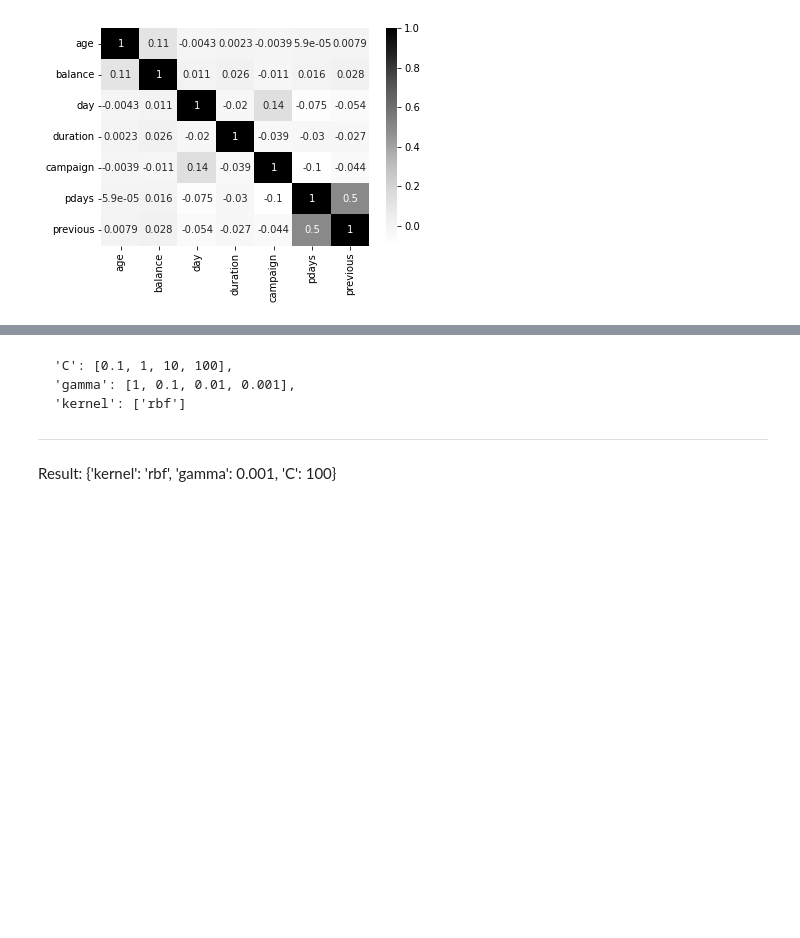
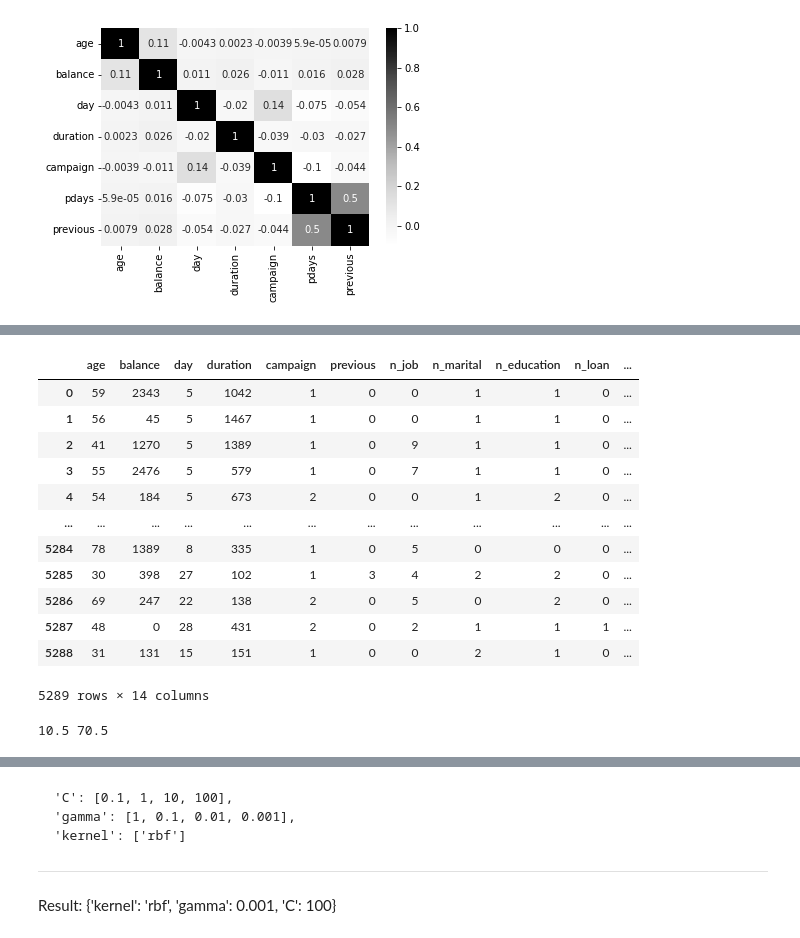
Before and after one commit to OmarEmad313/Bank-Marketing-Campaign, a Jupyter notebook: Bank_Marketing_Campaign.ipynb, the cells around one changed output, grey strips where cells are left out. Cells and saved outputs as stored; diff of their text form; code cells hidden in the pictures; blank space fills up the shorter version.

```diff
--- a/Bank_Marketing_Campaign.ipynb
+++ b/Bank_Marketing_Campaign.ipynb
@@ -218,0 +296,21 @@ df
+# %%
+#shows all record whose deposit value is 0
+outcome_zero=df[df['n1_deposit'] == 0]
+outcome_zero
+#shows all record whose deposit value is 1
+outcome_one=df[df['n1_deposit'] == 1]
+outcome_one
+# %% [output]
+|  | age | balance | day | duration | campaign | previous | n_job | n_marital | n_education | n_loan | ... |
+| 0 | 59 | 2343 | 5 | 1042 | 1 | 0 | 0 | 1 | 1 | 0 | ... |
+| 1 | 56 | 45 | 5 | 1467 | 1 | 0 | 0 | 1 | 1 | 0 | ... |
+| 2 | 41 | 1270 | 5 | 1389 | 1 | 0 | 9 | 1 | 1 | 0 | ... |
+| 3 | 55 | 2476 | 5 | 579 | 1 | 0 | 7 | 1 | 1 | 0 | ... |
+| 4 | 54 | 184 | 5 | 673 | 2 | 0 | 0 | 1 | 2 | 0 | ... |
+| ... | ... | ... | ... | ... | ... | ... | ... | ... | ... | ... | ... |
+| 5284 | 78 | 1389 | 8 | 335 | 1 | 0 | 5 | 0 | 0 | 0 | ... |
+| 5285 | 30 | 398 | 27 | 102 | 1 | 3 | 4 | 2 | 2 | 0 | ... |
+| 5286 | 69 | 247 | 22 | 138 | 2 | 0 | 5 | 0 | 2 | 0 | ... |
+| 5287 | 48 | 0 | 28 | 431 | 2 | 0 | 2 | 1 | 1 | 1 | ... |
+| 5288 | 31 | 131 | 15 | 151 | 1 | 0 | 0 | 2 | 1 | 0 | ... |
+5289 rows × 14 columns
@@ -218,0 +325,5 @@ df
+# %%
+LR,UR=Outdet(outcome_zero.age)
+print(LR,UR)
+# %% [output]
+10.5 70.5
```
Also changed, not shown: parts of 63 cells of this notebook.
